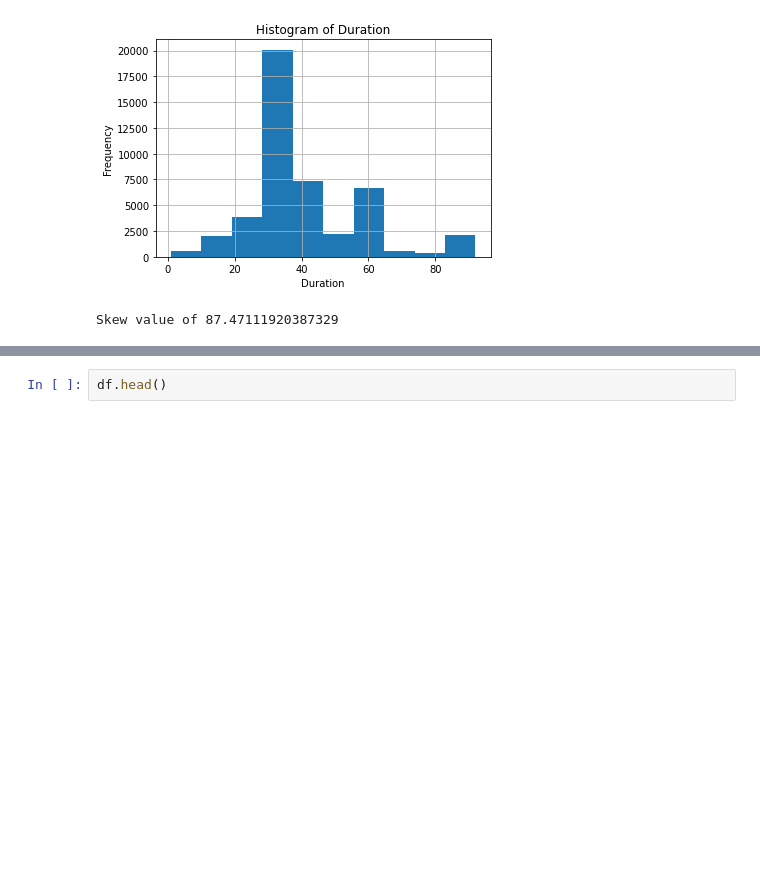
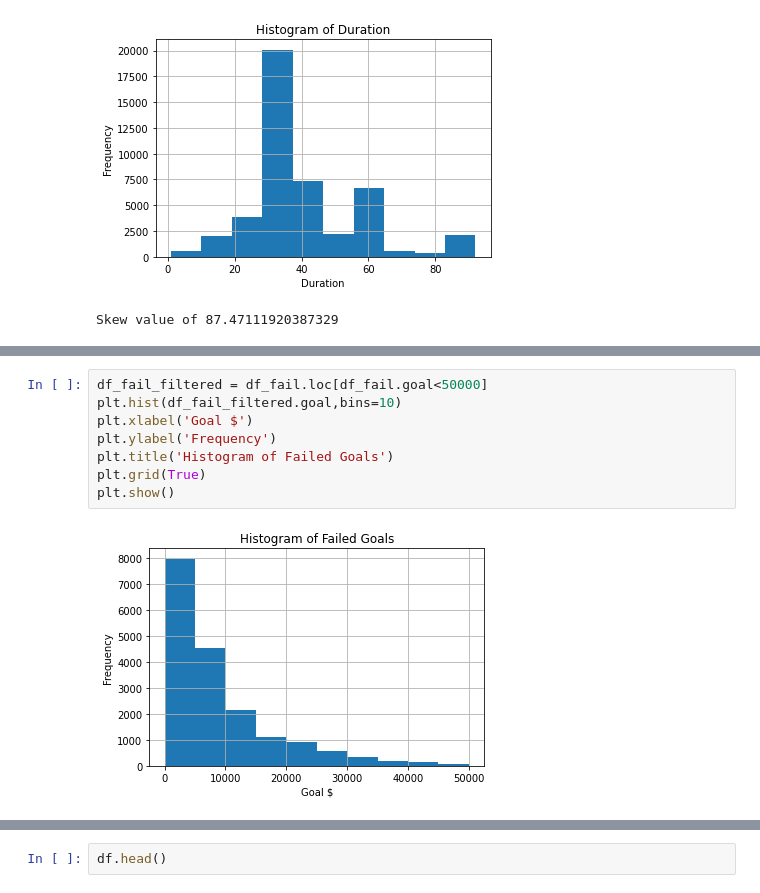
Before and after one commit to NicsLvl/GADSI, a Jupyter notebook: workings.ipynb, the cells around one changed output, grey strips where cells are left out. Saved outputs shown, nothing was run; the diff lists cells and outputs as text; blank space fills up the shorter version.

```diff
--- a/workings.ipynb
+++ b/workings.ipynb
@@ -96,3 +115,13 @@ df_fail.describe()
 | 50% | 1.072930e+09 | 5.000000e+03 | 170.000000 | 0.037400 | 4.000000 | 7.000000 | 0.000000 | 0.000000 | 36.000000 | ... |
 | 75% | 1.626056e+09 | 1.200000e+04 | 740.250000 | 0.148571 | 14.000000 | 9.000000 | 2.000000 | 1.000000 | 59.872500 | ... |
 | max | 2.147370e+09 | 2.147484e+07 | 112287.000000 | 1.079700 | 882.000000 | 70.000000 | 83.000000 | 442.000000 | 91.960000 | ... |
+# %%
+df_fail_filtered = df_fail.loc[df_fail.goal<50000]
+plt.hist(df_fail_filtered.goal,bins=10)
+plt.xlabel('Goal $')
+plt.ylabel('Frequency')
+plt.title('Histogram of Failed Goals')
+plt.grid(True)
+plt.show()
+# %% [output]
+[figure, added]
```
Also changed, not shown: parts of 5 cells of this notebook, 1 other file.
